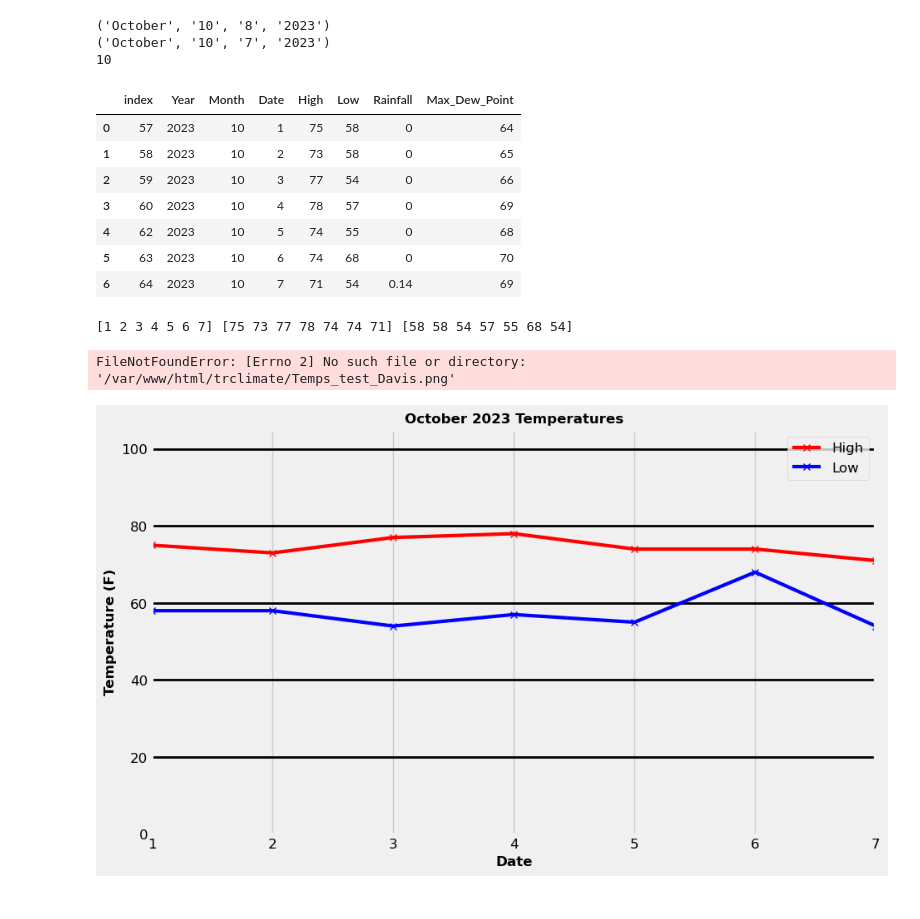
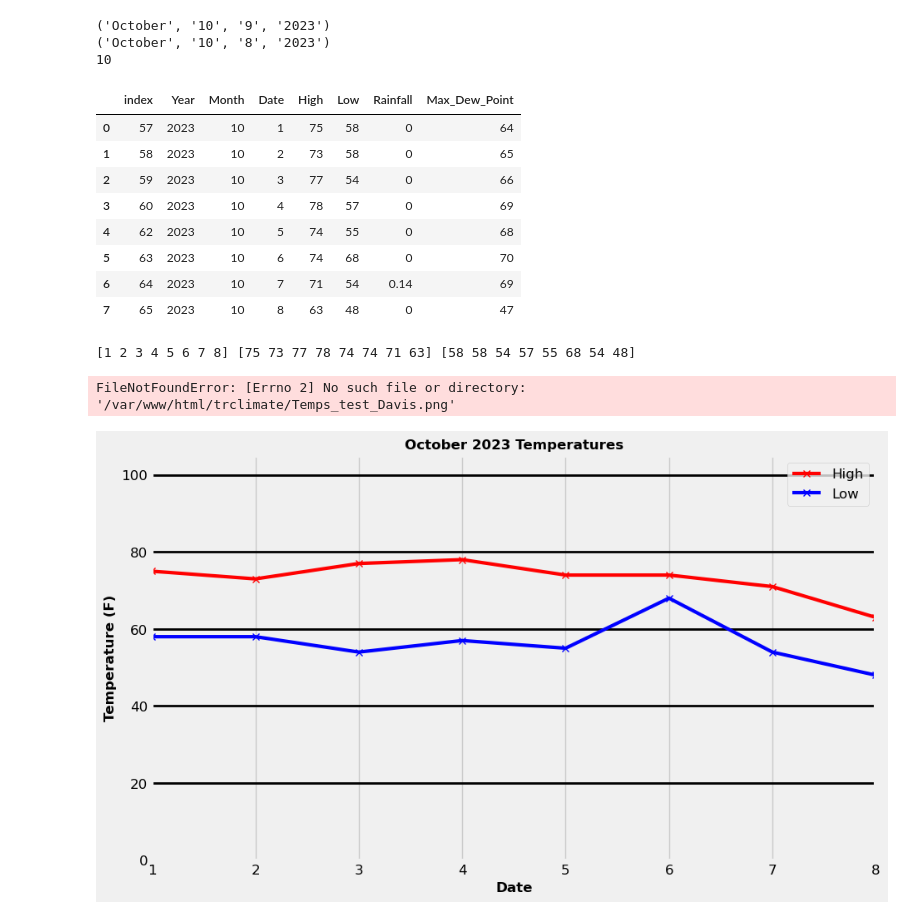
Before and after one commit to jimhnws/jimhnws, a Jupyter notebook: plotDavisTemps_test.ipynb, the cells around one changed output. Saved outputs shown, nothing was run; the diff lists cells and outputs as text; code cells hidden in the pictures.

```diff
--- a/plotDavisTemps_test.ipynb
+++ b/plotDavisTemps_test.ipynb
@@ -47,10 +47,10 @@ records = cur.fetchall()
 #
 
 df = pd.DataFrame(records, columns = ['index', 'Year', 'Month', 'Date', 'High', 'Low', 'Rainfall', 'Max_Dew_Point'])
-df
+print(df)
 # %% [output]
+('October', '10', '9', '2023')
 ('October', '10', '8', '2023')
-('October', '10', '7', '2023')
 10
 |  | index | Year | Month | Date | High | Low | Rainfall | Max_Dew_Point |
 | 0 | 57 | 2023 | 10 | 1 | 75 | 58 | 0 | 64 |
@@ -60,6 +60,7 @@ df
 | 4 | 62 | 2023 | 10 | 5 | 74 | 55 | 0 | 68 |
 | 5 | 63 | 2023 | 10 | 6 | 74 | 68 | 0 | 70 |
 | 6 | 64 | 2023 | 10 | 7 | 71 | 54 | 0.14 | 69 |
+| 7 | 65 | 2023 | 10 | 8 | 63 | 48 | 0 | 47 |
 # %%
 import pandas as pd
 import matplotlib.pyplot as plt
@@ -82,33 +83,33 @@ for qwe in sta:
     y = HI.to_numpy()
     y1 = LO.to_numpy()
     x = DATE.to_numpy()
 
     print(x, y, y1)
 
     path1 = '/var/www/html/trclimate/'
 
     plt.style.use('fivethirtyeight')
     plt.figure(figsize = (10,6))
 
     plt.xticks(fontsize = 12)
     plt.xlabel('Date', fontsize=12, fontweight = 'bold')
     plt.locator_params(axis = 'x', nbins = date)
     plt.xlim(1, date - 1)
 
     plt.ylim(0, 105)
     plt.yticks(fontsize = 12)
     plt.ylabel('Temperature (F)', fontsize = 12, fontweight ='bold')
-    plt.locator_params(axis = 'y', nbins = 10)
+    plt.locator_params(axis = 'y', nbins = 20)
     plt.title(f'{month} {year} Temperatures', fontsize=12, fontweight ='bold')
     plt.grid(True)
     #plt.autoscale(enable = True, axis = 'y', tight = True)
     plt.grid(axis = "y", linewidth = 2.0, color = 'black')
 
     plt.plot(x, y, marker = "x", color = "red", linewidth =3, label ="High")
     plt.plot(x, y1, marker = "x", color = "blue", linewidth =3, label ="Low")
     plt.legend(fontsize = 12)
     plt.savefig(f'{path1}Temps_test_{qwe}')
 # %% [output]
-[1 2 3 4 5 6 7] [75 73 77 78 74 74 71] [58 58 54 57 55 68 54]
+[1 2 3 4 5 6 7 8] [75 73 77 78 74 74 71 63] [58 58 54 57 55 68 54 48]
 FileNotFoundError: [Errno 2] No such file or directory: '/var/www/html/trclimate/Temps_test_Davis.png'
-[figure, old version]
+[figure, new version]
```
Also changed, not shown: 5 other files.
